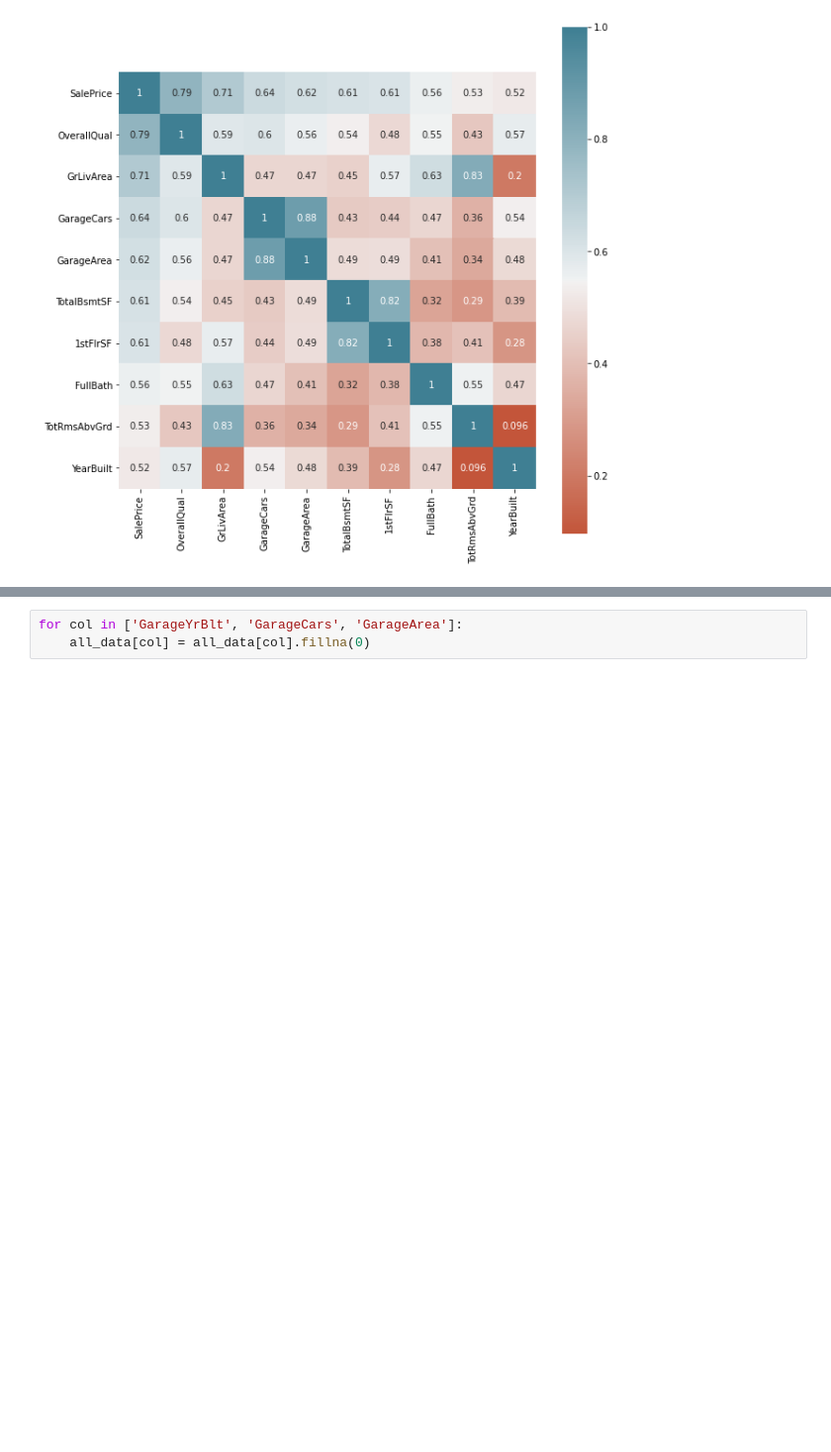
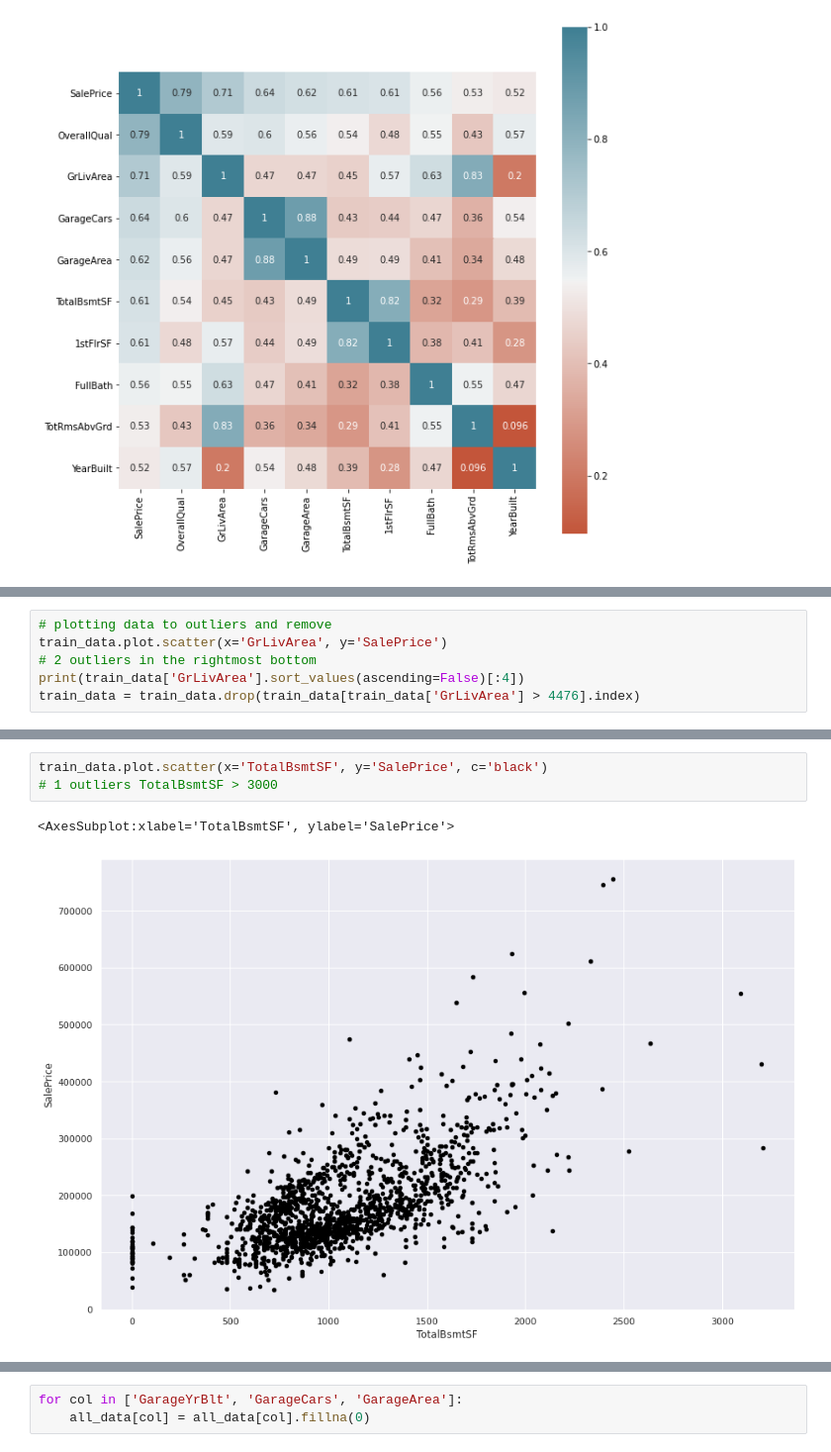
Before and after one commit to notjedi/ml-playground, a Jupyter notebook: housing-prices/housing-prices.ipynb, the cells around one changed output, grey strips where cells are left out. Shown: that part at 99% size. Saved outputs shown, nothing was run; the diff lists cells and outputs as text; blank space fills up the shorter version.

```diff
--- a/housing-prices/housing-prices.ipynb
+++ b/housing-prices/housing-prices.ipynb
@@ -81,3 +80,9 @@ sns.boxplot(x='OverallQual', y='SalePrice', data=all_data)
 # %% [output]
 <AxesSubplot:xlabel='OverallQual', ylabel='SalePrice'>
 [figure]
+# %%
+# plotting data to outliers and remove
+train_data.plot.scatter(x='GrLivArea', y='SalePrice')
+# 2 outliers in the rightmost bottom
+print(train_data['GrLivArea'].sort_values(ascending=False)[:4])
+train_data = train_data.drop(train_data[train_data['GrLivArea'] > 4476].index)
@@ -83,0 +97,6 @@ sns.boxplot(x='OverallQual', y='SalePrice', data=all_data)
+# %%
+train_data.plot.scatter(x='TotalBsmtSF', y='SalePrice', c='black')
+# 1 outliers TotalBsmtSF > 3000
+# %% [output]
+<AxesSubplot:xlabel='TotalBsmtSF', ylabel='SalePrice'>
+[figure, added]
```
Also changed, not shown: parts of 18 cells of this notebook, 3 other files.
